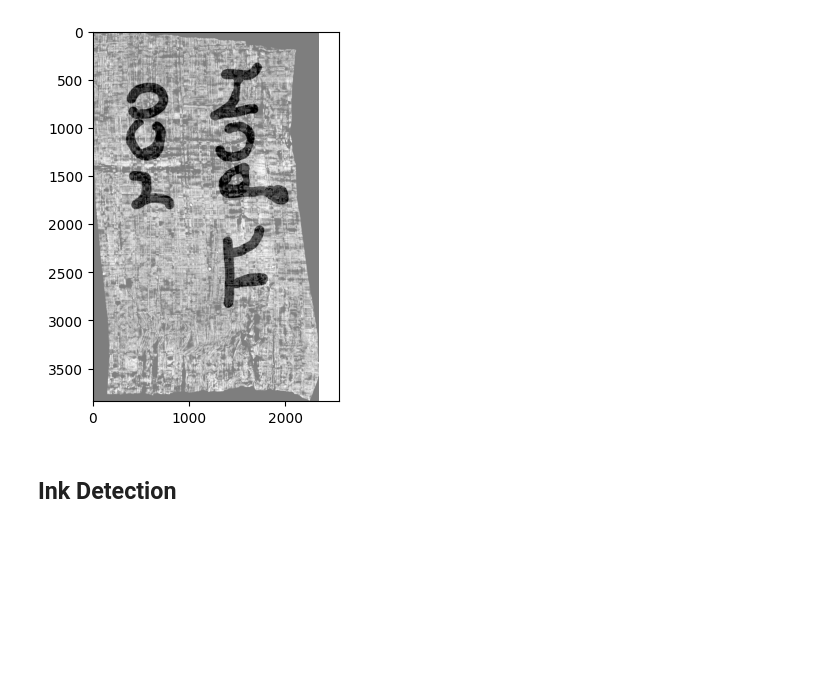
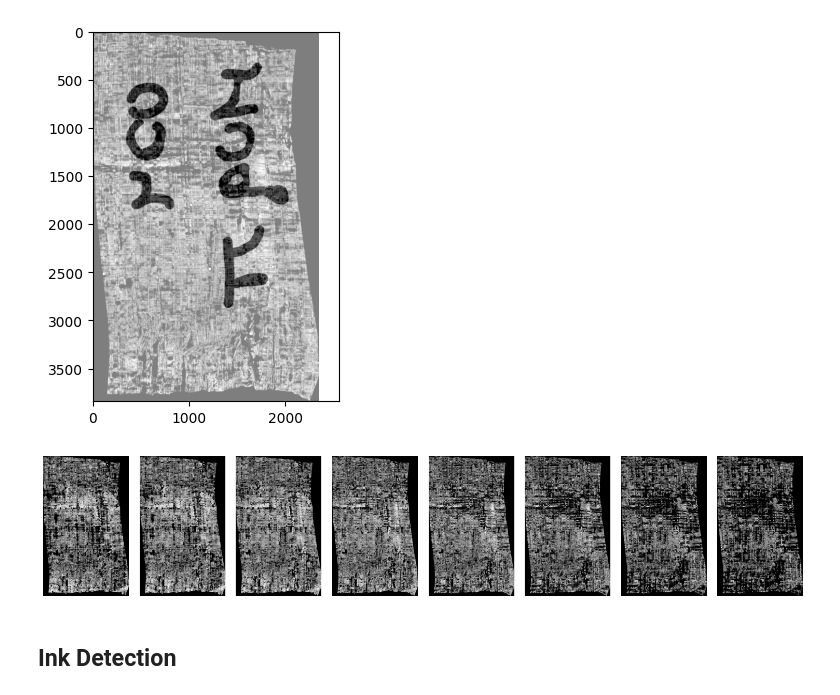
Before and after one commit to ScrollPrize/vesuvius, a Jupyter notebook: notebooks/example3_ink_detection.ipynb, the cells around one changed output. Saved outputs shown, nothing was run; the diff lists cells and outputs as text; code cells hidden in the pictures; blank space fills up the shorter version.

```diff
--- a/notebooks/example3_ink_detection.ipynb
+++ b/notebooks/example3_ink_detection.ipynb
@@ -38,7 +40,7 @@ for key, value in enumerate(files['1']['54']['7.91']['segments']): # the first e
 We can work with segment `20230530212931`.
 # %%
 segment_id = 20230530212931
-segment = Volume(segment_id)
+segment = Volume(segment_id, normalize=True)
 # %% [markdown]
 As you have seen in the previous tutorial, the previous command only instantiate an object without downloading the data.
 For a segment, the special method `segment.download_inklabels()` is automatically called and the ink labels, if available, are downloaded in the `self.inklabel` variable. If the ink labels are not available `segment.inklabel` will be an empty numpy array filled with 0s.
@@ -75,5 +77,20 @@ plt.imshow(segment.inklabel, cmap='binary', alpha=0.5)  # Adjust alpha for trans
 plt.show()
 # %% [output]
 [figure]
+# %%
+fig, axes = plt.subplots(1, 8, figsize=(15, 3))
+
+# Loop through the images and the axes simultaneously
+for img, ax in zip(segment[28:28+8,:,:,0], axes):
+    ax.imshow(img, cmap='gray')
+    ax.axis('off')  # This removes the ticks and labels in one go
+
+# Adjust the layout to make sure there is no overlap
+fig.tight_layout()
+
+# Display the plot
+plt.show()
+# %% [output]
+[figure, added]
 # %% [markdown]
 ## Ink Detection
```
Also changed, not shown: parts of 13 cells of this notebook.
